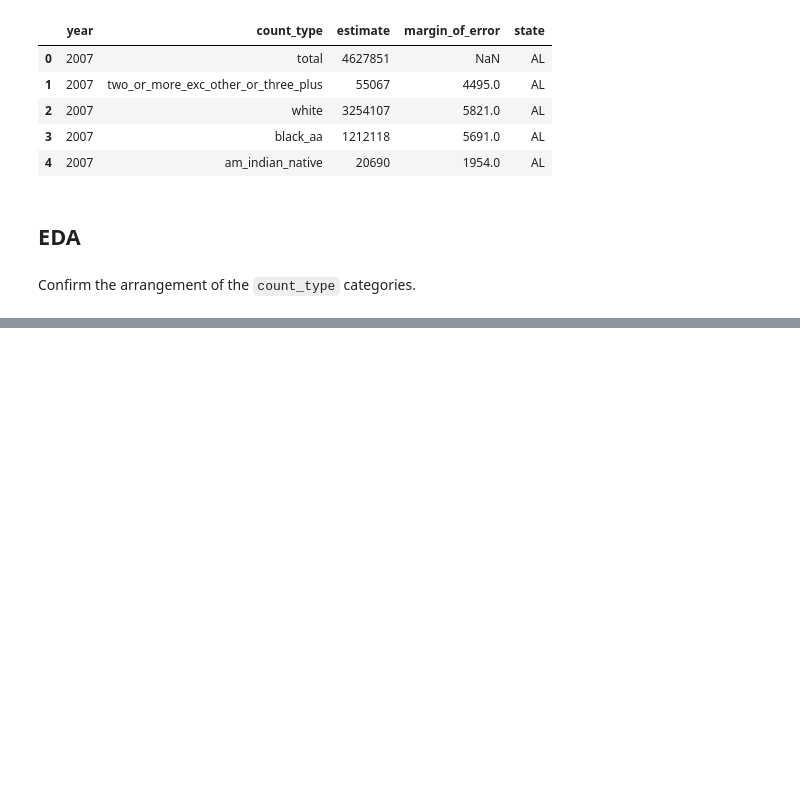
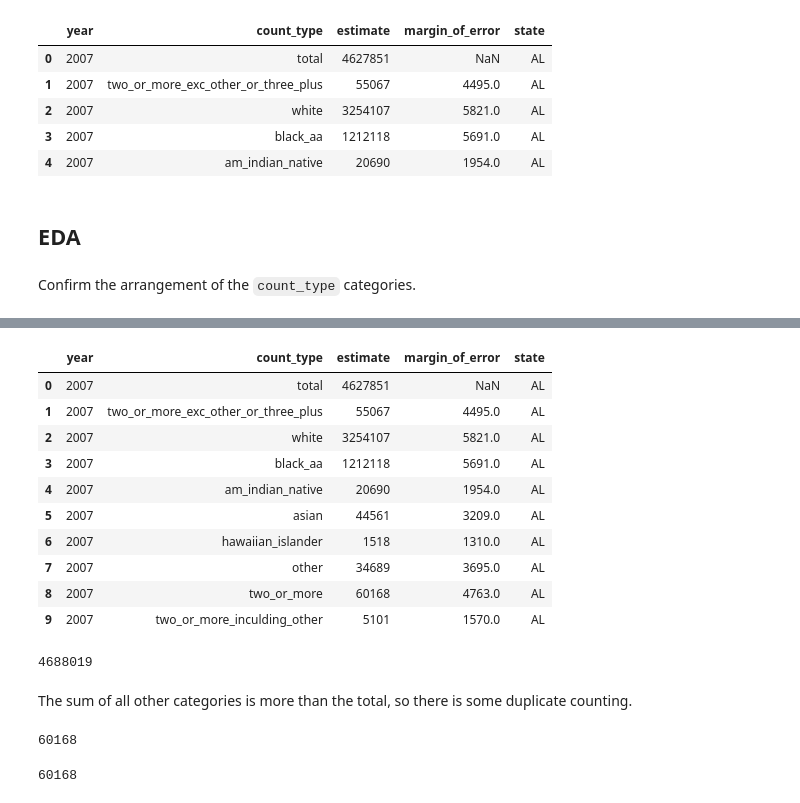
Before and after one commit to rebeccaebarnes/Homelessness, a Jupyter notebook: population.ipynb, the cells around one changed output, grey strips where cells are left out. Drawn from its saved outputs; the diff is of its cells as text; code cells hidden in the pictures; blank space fills up the shorter version.

Commit message:
eda: Explore nature of ACS population categories

```diff
--- a/population.ipynb
+++ b/population.ipynb
@@ -258,3 +258,6 @@ df.to_csv('datasets/population_acs.csv', index=False)
 ## EDA
 # %% [markdown]
 Confirm the arrangement of the `count_type` categories.
+# %%
+pop_07 = df.query('year == 2007')
+pop_07.head()
@@ -260,0 +271,29 @@ Confirm the arrangement of the `count_type` categories.
+# %%
+AL_pop_07 = pop_07.query('state == "AL"')
+AL_pop_07
+# %% [output]
+|  | year | count_type | estimate | margin_of_error | state |
+| 0 | 2007 | total | 4627851 | NaN | AL |
+| 1 | 2007 | two_or_more_exc_other_or_three_plus | 55067 | 4495.0 | AL |
+| 2 | 2007 | white | 3254107 | 5821.0 | AL |
+| 3 | 2007 | black_aa | 1212118 | 5691.0 | AL |
+| 4 | 2007 | am_indian_native | 20690 | 1954.0 | AL |
+| 5 | 2007 | asian | 44561 | 3209.0 | AL |
+| 6 | 2007 | hawaiian_islander | 1518 | 1310.0 | AL |
+| 7 | 2007 | other | 34689 | 3695.0 | AL |
+| 8 | 2007 | two_or_more | 60168 | 4763.0 | AL |
+| 9 | 2007 | two_or_more_inculding_other | 5101 | 1570.0 | AL |
+# %%
+AL_pop_07.estimate[1:].sum()
+# %% [output]
+4688019
+# %% [markdown]
+The sum of all other categories is more than the total, so there is some duplicate counting.
+# %%
+4688019 - 4627851
+# %% [output]
+60168
+# %%
+55067 + 5101
+# %% [output]
+60168
```
Also changed, not shown: parts of 4 cells of this notebook.
